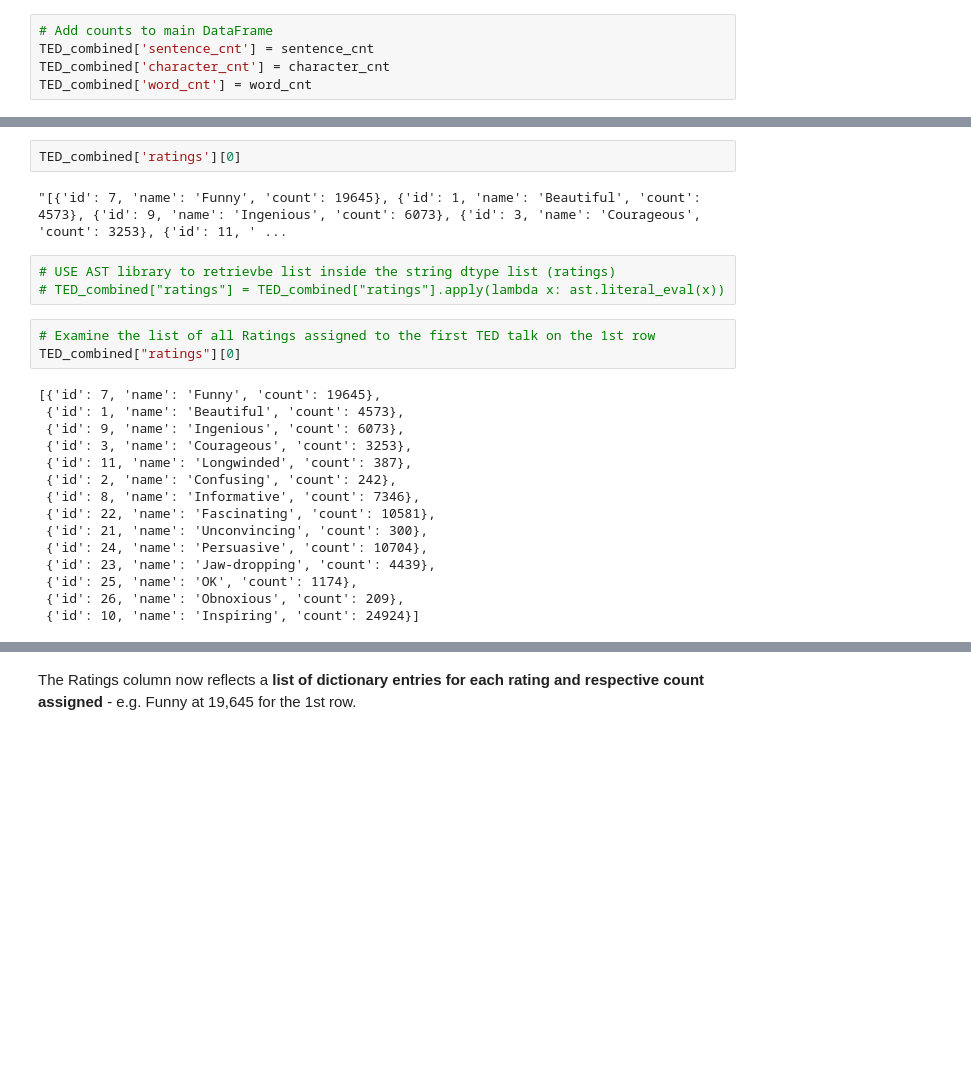
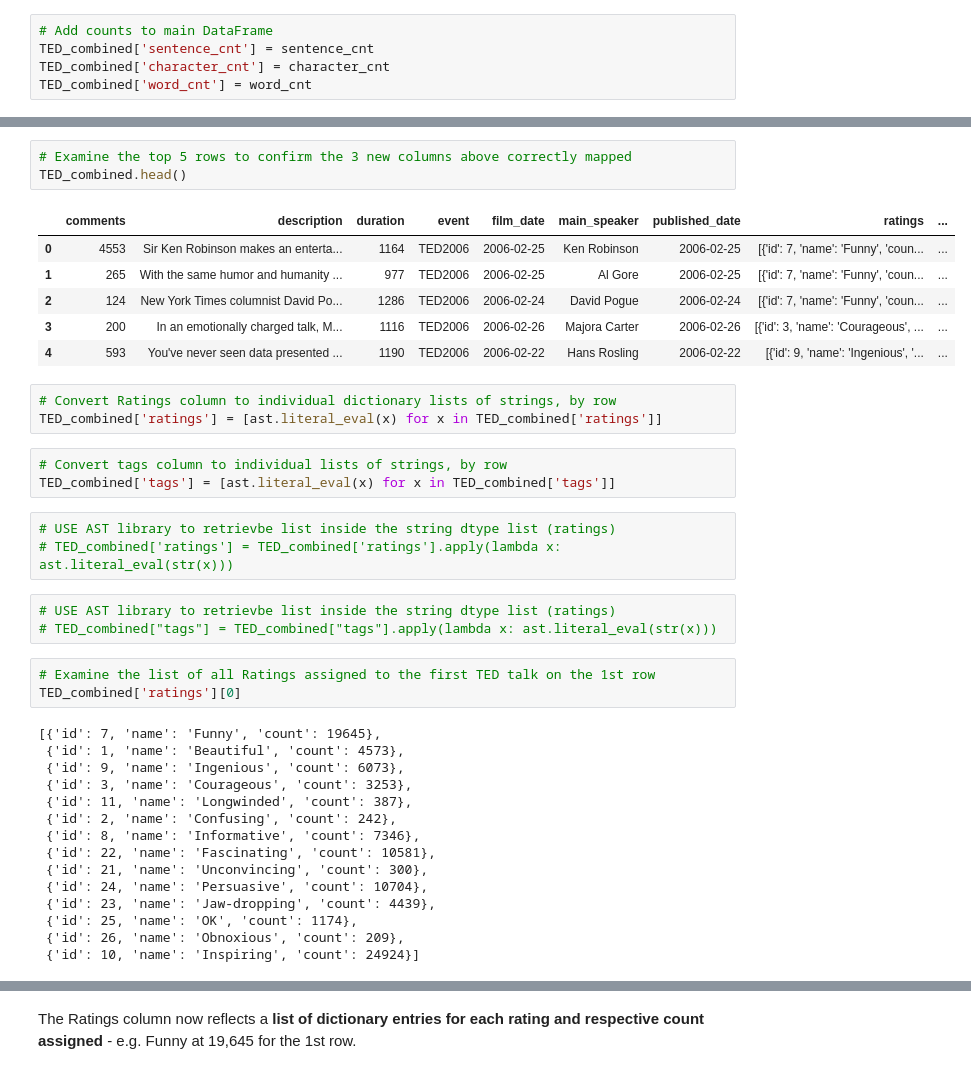
Before and after one commit to smeydell/Ted-Talk-NLP-Classification, a Jupyter notebook: Text NLP & Classification - Ted Talks.ipynb, the cells around one changed output, grey strips where cells are left out. Drawn from its saved outputs; the diff is of its cells as text; blank space fills up the shorter version.

```diff
--- a/Text NLP & Classification - Ted Talks.ipynb
+++ b/Text NLP & Classification - Ted Talks.ipynb
@@ -478,13 +456,28 @@ TED_combined.head(10)
-# %%
-TED_combined['ratings'][0]
-# %% [output]
-"[{'id': 7, 'name': 'Funny', 'count': 19645}, {'id': 1, 'name': 'Beautiful', 'count': 4573}, {'id': 9, 'name': 'Ingenious', 'count': 6073}, {'id': 3, 'name': 'Courageous', 'count': 3253}, {'id': 11, ' ...
+# %%
+# Examine the top 5 rows to confirm the 3 new columns above correctly mapped
+TED_combined.head()
+# %% [output]
+|  | comments | description | duration | event | film_date | main_speaker | published_date | ratings | ... |
+| 0 | 4553 | Sir Ken Robinson makes an enterta... | 1164 | TED2006 | 2006-02-25 | Ken Robinson | 2006-02-25 | [{'id': 7, 'name': 'Funny', 'coun... | ... |
+| 1 | 265 | With the same humor and humanity ... | 977 | TED2006 | 2006-02-25 | Al Gore | 2006-02-25 | [{'id': 7, 'name': 'Funny', 'coun... | ... |
+| 2 | 124 | New York Times columnist David Po... | 1286 | TED2006 | 2006-02-24 | David Pogue | 2006-02-24 | [{'id': 7, 'name': 'Funny', 'coun... | ... |
+| 3 | 200 | In an emotionally charged talk, M... | 1116 | TED2006 | 2006-02-26 | Majora Carter | 2006-02-26 | [{'id': 3, 'name': 'Courageous', ... | ... |
+| 4 | 593 | You've never seen data presented ... | 1190 | TED2006 | 2006-02-22 | Hans Rosling | 2006-02-22 | [{'id': 9, 'name': 'Ingenious', '... | ... |
+# %%
+# Convert Ratings column to individual dictionary lists of strings, by row
+TED_combined['ratings'] = [ast.literal_eval(x) for x in TED_combined['ratings']]
+# %%
+# Convert tags column to individual lists of strings, by row
+TED_combined['tags'] = [ast.literal_eval(x) for x in TED_combined['tags']]
 # %%
 # USE AST library to retrievbe list inside the string dtype list (ratings)
-# TED_combined["ratings"] = TED_combined["ratings"].apply(lambda x: ast.literal_eval(x))
+# TED_combined['ratings'] = TED_combined['ratings'].apply(lambda x: ast.literal_eval(str(x)))
+# %%
+# USE AST library to retrievbe list inside the string dtype list (ratings)
+# TED_combined["tags"] = TED_combined["tags"].apply(lambda x: ast.literal_eval(str(x)))
 # %%
 # Examine the list of all Ratings assigned to the first TED talk on the 1st row
-TED_combined["ratings"][0]
+TED_combined['ratings'][0]
 # %% [output]
 [{'id': 7, 'name': 'Funny', 'count': 19645},
  {'id': 1, 'name': 'Beautiful', 'count': 4573},
```
Also changed, not shown: parts of 35 cells of this notebook.
